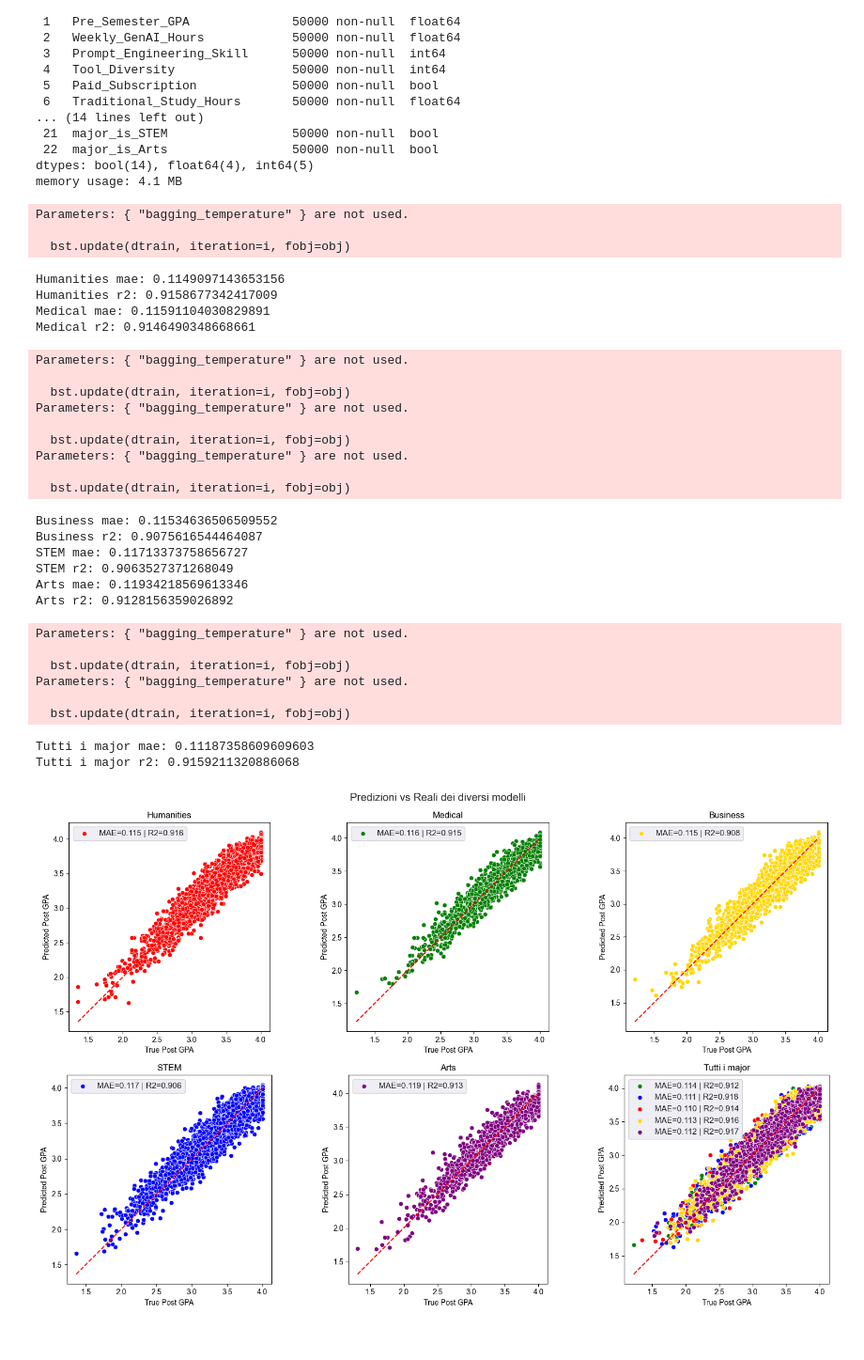
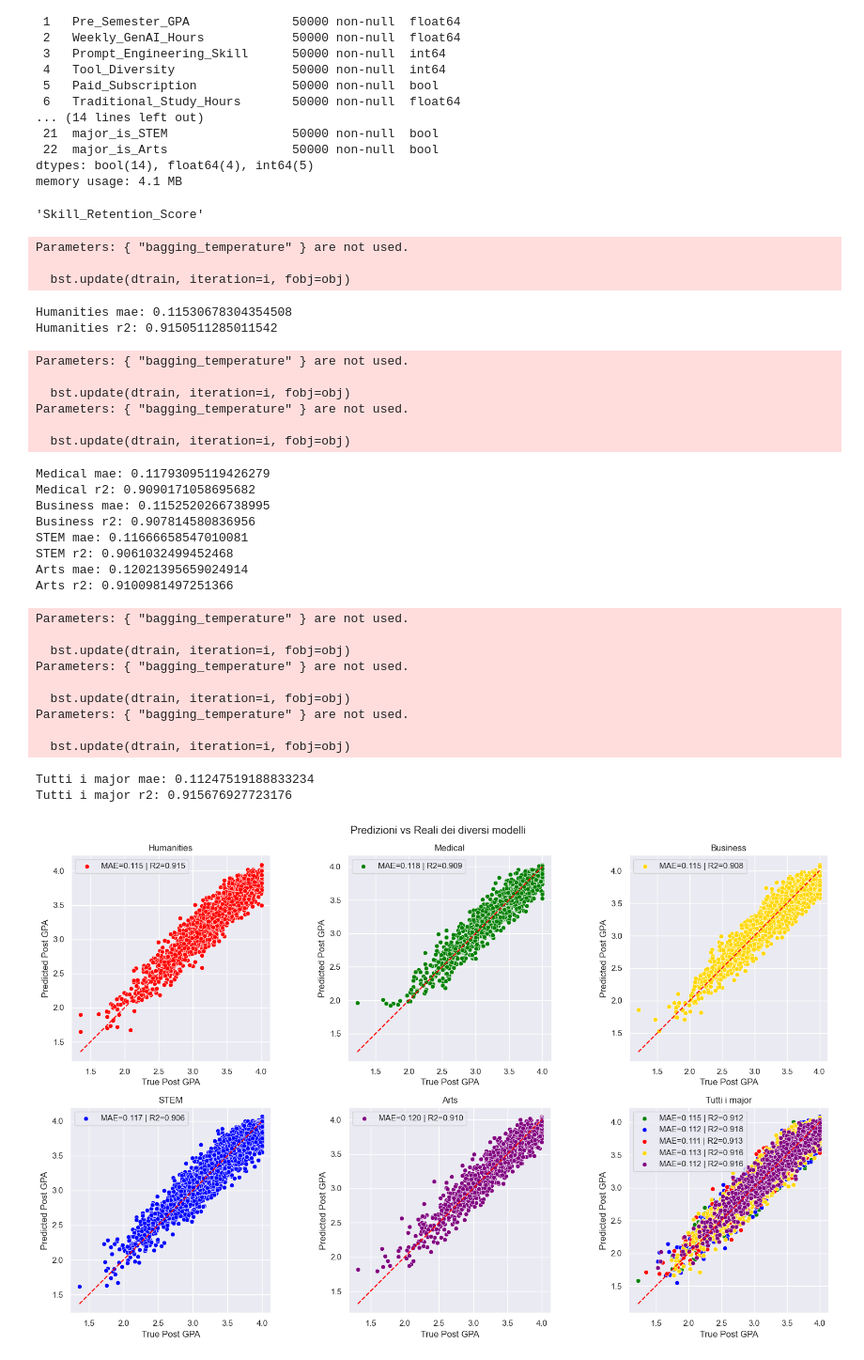
Before and after one commit to GabrieleBan/AI_Impact_on_Students, a Jupyter notebook: gpa_increment_model.ipynb, the cells around one changed output. Shown at 94% size. Drawn from its saved outputs; the diff is of its cells as text; code cells hidden in the pictures.

Commit message:
retention skill supported

```diff
--- a/gpa_increment_model.ipynb
+++ b/gpa_increment_model.ipynb
@@ -2,7 +2,7 @@
 import pandas as pd
 
 df= pd.read_csv("ai_student_impact_dataset.csv")
-
+t_obj= "retention"
 info=df.info()
 # %% [output]
 <class 'pandas.DataFrame'>
@@ -47,7 +47,8 @@ df[["Burnout_Risk_Level","GPA_increment","Post_Semester_GPA","Skill_Retention_Sc
 togliamo ora il target e info su Burnout e Skill Retention
 # %%
 y= df["GPA_increment"].copy()
-df.drop(columns=["Burnout_Risk_Level","Skill_Retention_Score"], inplace=True)
+other_target="Skill_Retention_Score" if t_obj =="gpa" else "Post_Semester_GPA"
+df.drop(columns=["Burnout_Risk_Level",other_target], inplace=True)
 # %%
 df.drop(columns="Student_ID",inplace=True)
 # %%
@@ -258,13 +259,15 @@ def make_primary_use_case_dict(X,y):
 # %%
 model_params_major_dict={}
 
+
+target_col="Post_Semester_GPA" if t_obj == "gpa" else "Skill_Retention_Score"
 import optuna
 
 def objective(trial):
 
     data= df_dict[corso]
-    y=data["Post_Semester_GPA"]
-    X=data.drop(columns='Post_Semester_GPA')
+    y=data[target_col]
+    X=data.drop(columns=target_col)
 
     X_train, X_test, y_train, y_test = train_test_split(X, y, test_size=0.2, random_state=42)
 
@@ -331,8 +334,8 @@ for corso in df_dict.keys():
     model_params_major_dict[corso]=optimal_params
     model=XGBRegressor(**optimal_params)
     data= df_dict[corso]
-    y=data["Post_Semester_GPA"]
-    X=data.drop(columns='Post_Semester_GPA')
+    y=data[target_col]
+    X=data.drop(columns=target_col)
 
     X_train, X_test, y_train, y_test = train_test_split(X, y, test_size=0.2, random_state=42)
 
@@ -526,6 +390,10 @@ Data columns (total 23 columns):
  22  major_is_Arts                 50000 non-null  bool
 dtypes: bool(14), float64(4), int64(5)
 memory usage: 4.1 MB
+# %%
+target_col
+# %% [output]
+'Skill_Retention_Score'
 # %%
 fig, axes = plt.subplots(2, 3, figsize=(16, 10))
 axes = axes.flatten()
@@ -546,8 +414,8 @@ for i, corso in enumerate(df_dict):
 
     data = df_dict[corso]
 
-    y = data["Post_Semester_GPA"]
-    X = data.drop(columns="Post_Semester_GPA")
+    y = data[target_col]
+    X = data.drop(columns=target_col)
 
     X_train, X_test, y_train, y_test = train_test_split(
         X, y, test_size=0.2, random_state=42
@@ -600,49 +468,49 @@ for i, corso in enumerate(df_dict):
 
     axes[i].set_title(corso)
     axes[i].set_xlabel("True Post GPA")
     axes[i].set_ylabel("Predicted Post GPA")
     axes[i].set_aspect('equal', adjustable='box')
     axes[i].plot([y_test.min(), y_test.max()], [y_test.min(), y_test.max()],c='red', linestyle='--',)
 
 
 
 for j in range(i + 1, len(axes)):
     fig.delaxes(axes[j])
 fig.suptitle("Predizioni vs Reali dei diversi modelli")
 plt.tight_layout()
 plt.show()
 # %% [output]
 Parameters: { "bagging_temperature" } are not used.
 
   bst.update(dtrain, iteration=i, fobj=obj)
-Humanities mae: 0.1149097143653156
-Humanities r2: 0.9158677342417009
-Medical mae: 0.11591104030829891
-Medical r2: 0.9146490348668661
+Humanities mae: 0.11530678304354508
+Humanities r2: 0.9150511285011542
 Parameters: { "bagging_temperature" } are not used.
 
   bst.update(dtrain, iteration=i, fobj=obj)
 Parameters: { "bagging_temperature" } are not used.
 
   bst.update(dtrain, iteration=i, fobj=obj)
-Parameters: { "bagging_temperature" } are not used.
-
-  bst.update(dtrain, iteration=i, fobj=obj)
-Business mae: 0.11534636506509552
-Business r2: 0.9075616544464087
-STEM mae: 0.11713373758656727
-STEM r2: 0.9063527371268049
-Arts mae: 0.11934218569613346
-Arts r2: 0.9128156359026892
+Medical mae: 0.11793095119426279
+Medical r2: 0.9090171058695682
+Business mae: 0.1152520266738995
+Business r2: 0.907814580836956
+STEM mae: 0.11666658547010081
+STEM r2: 0.9061032499452468
+Arts mae: 0.12021395659024914
+Arts r2: 0.9100981497251366
 Parameters: { "bagging_temperature" } are not used.
 
   bst.update(dtrain, iteration=i, fobj=obj)
 Parameters: { "bagging_temperature" } are not used.
 
   bst.update(dtrain, iteration=i, fobj=obj)
+Parameters: { "bagging_temperature" } are not used.
+
+  bst.update(dtrain, iteration=i, fobj=obj)
-Tutti i major mae: 0.11187358609609603
-Tutti i major r2: 0.9159211320886068
+Tutti i major mae: 0.11247519188833234
+Tutti i major r2: 0.915676927723176
-[figure, old version]
+[figure, new version]
 # %%
 corso="Tutti i major"
 optimal_params = model_params_major_dict[corso]
```
Also changed, not shown: parts of 3 cells of this notebook, 1 other file.
